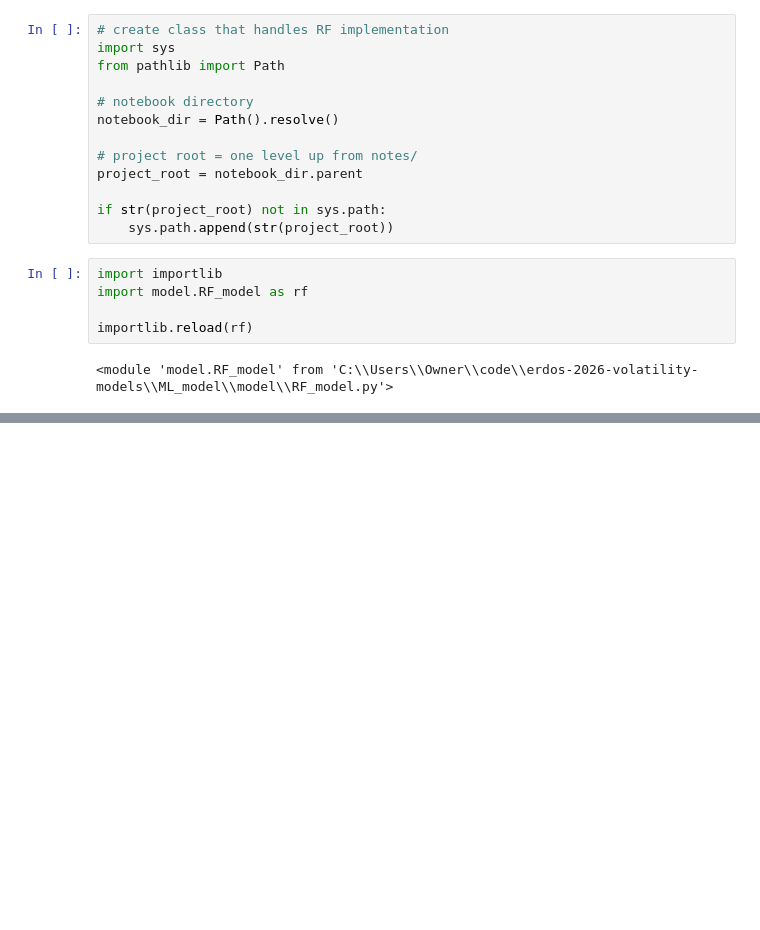
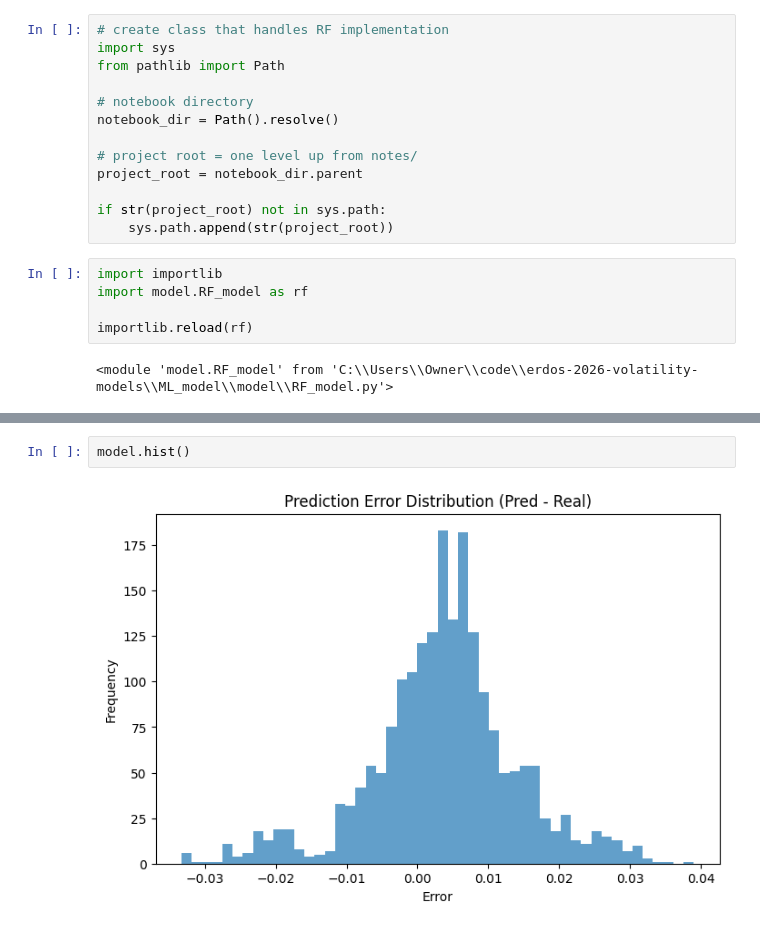
Before and after one commit to abkis/erdos-2026-volatility-models, a Jupyter notebook: ML_model/notes/notes.ipynb, the cells around one changed output, grey strips where cells are left out. Saved outputs shown, nothing was run; the diff lists cells and outputs as text; blank space fills up the shorter version.

```diff
--- a/ML_model/notes/notes.ipynb
+++ b/ML_model/notes/notes.ipynb
@@ -543,0 +576,4 @@ KeyError: 'Column not found: log_ret'
+# %%
+model.hist()
+# %% [output]
+[figure, added]
```
Also changed, not shown: parts of 6 cells of this notebook, 4 other files.
